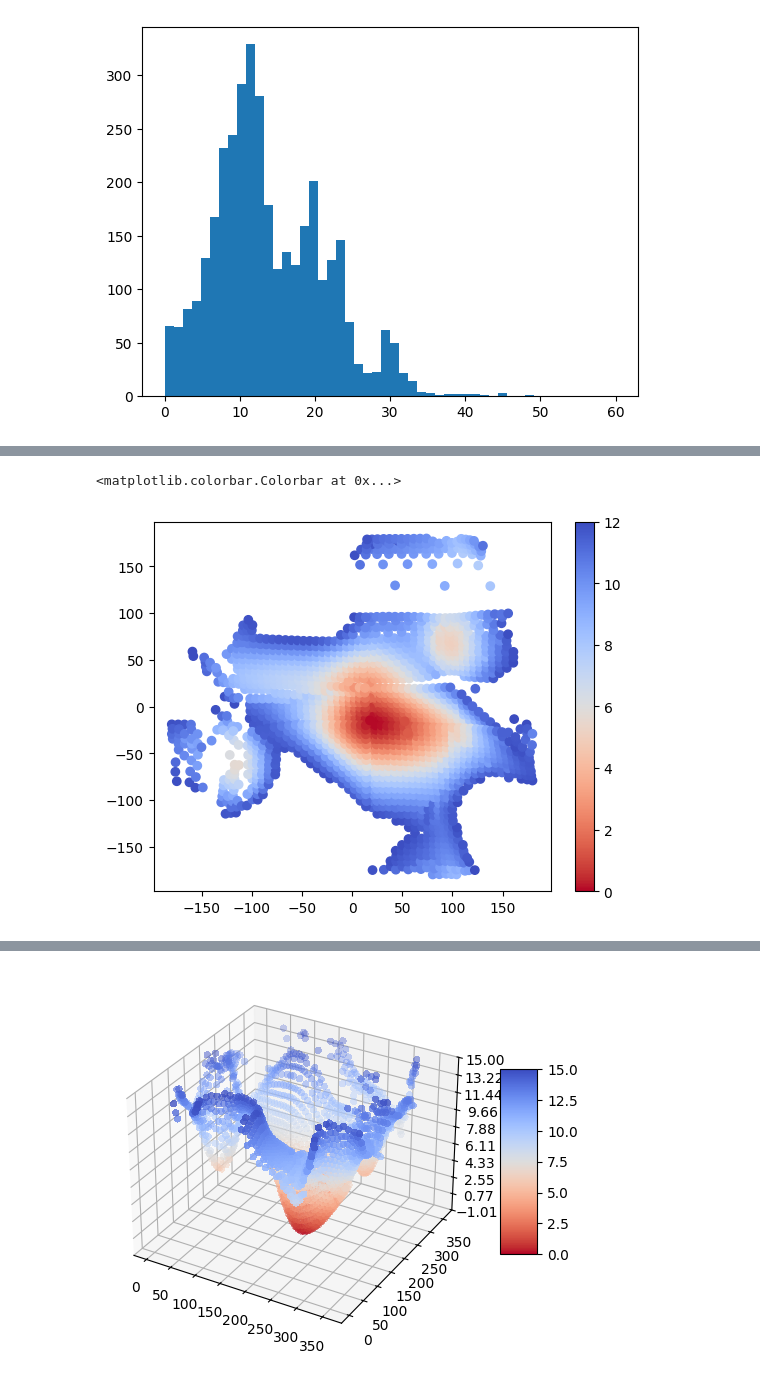
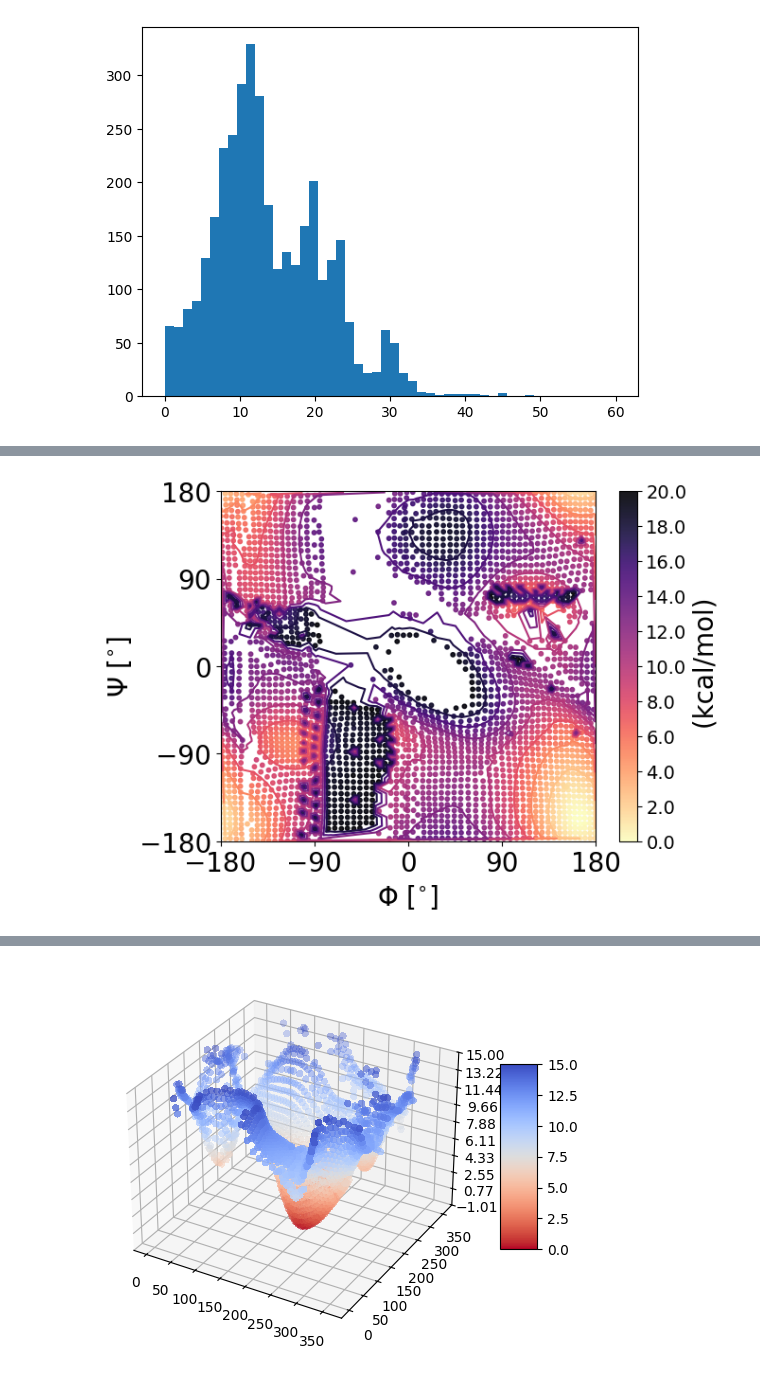
Before and after one commit to xXNoahS02Xx/dftmp2bench, a Jupyter notebook: notebooks/Dih_analysis_orca_dih_frz.ipynb, the cells around one changed output, grey strips where cells are left out. Cells and saved outputs as stored; diff of their text form; code cells hidden in the pictures.

```diff
--- a/notebooks/Dih_analysis_orca_dih_frz.ipynb
+++ b/notebooks/Dih_analysis_orca_dih_frz.ipynb
@@ -89,12 +90,12 @@ for i in range(3600):
         atoms.get_dihedral(17, 14, 12, 7, mic=False), # % 180 - 180,
     )
 
-    if 0 > phi > 180:
+    if 0 < phi < 180:
         pass
     else:
         phi = phi - 360
 
-    if 0 > psi > 180:
+    if 0 < psi < 180:
         pass
     else:
         psi = psi - 360
@@ -116,6 +117,11 @@ plt.show()
 [figure]
 # %%
 import polars as pl
-VMAX = 12
-df = pl.DataFrame({"name": names, "energies_min_shift": energies_min_shift * 627, "psi": np.array(phis), "phi": np.array(psis)})
-df = df.filter(pl.col("energies_min_shift") < VMAX)
+VMAX = 20
+df = pl.DataFrame({"name": names, "energies_min_shift": energies_min_shift * 627, "psi": psis, "phi": phis})
+                   # (np.array(phis) - 360) % 360,
+
+                   # (np.array(psis) - 360) % 360}
+                 # )
+df = df.filter(pl.col("energies_min_shift") < 20)
+df = df.with_columns((pl.col("energies_min_shift").map_elements(lambda x: x if x < VMAX else VMAX)).alias("e_plot"))
@@ -122,8 +160,29 @@ df = df.filter(pl.col("energies_min_shift") < VMAX)
 # %%
-s = plt.scatter((df["phi"] % 360) - 180 , (df["psi"] % 360) - 180, c=df["energies_min_shift"], vmin=0, vmax=VMAX, cmap=cm.coolwarm_r)
-plt.colorbar(s)
-# plt.xlim(-180, 180)
-# plt.ylim(-180, 180)
+# s = plt.scatter((df["phi"] % 360) - 180 , (df["psi"] % 360) - 180, c=df["energies_min_shift"], vmin=0, vmax=VMAX, cmap=cm.coolwarm_r)
+# plt.colorbar(s)
+
+cm = ""
+
+plt.tricontour((df["phi"]) , (df["psi"] ), df["e_plot"] ,
+                   # levels=[0, 1, 2, 3, 4, 6],
+               # vmin=0, vmax=15,
+                cmap="magma_r")
+
+s = plt.scatter((df["phi"] ) , (df["psi"]), c=df["e_plot"],
+                vmin=0, vmax=VMAX,
+                # vmin=0, vmax=15,
+                s=10, alpha=0.9,
+                cmap="magma_r")
+
+plt.xlabel("$\Phi$ [$^{\circ}$]", fontsize=20)
+plt.ylabel("$\Psi$ [$^{\circ}$]", fontsize=20)
+plt.xticks(np.arange(-180, 181, 90), fontsize=20)
+plt.yticks(np.arange(-180, 181, 90), fontsize=20)
+cbar = plt.colorbar(s)
+cbar.set_label(" (kcal/mol)", fontsize=20)
+cbar.set_ticks(np.arange(0, 21, 2 ))
+cbar.set_ticklabels(["{:.1f}".format(_) for _ in np.arange(0, 21, 2)], fontsize=14)
+
+plt.savefig("RamPlotColoredByNRGBase.png", bbox_inches = "tight")
 # %% [output]
-<matplotlib.colorbar.Colorbar at 0x...>
-[figure, old version]
+[figure, new version]
```
Also changed, not shown: parts of 17 cells of this notebook, 7 other files.
